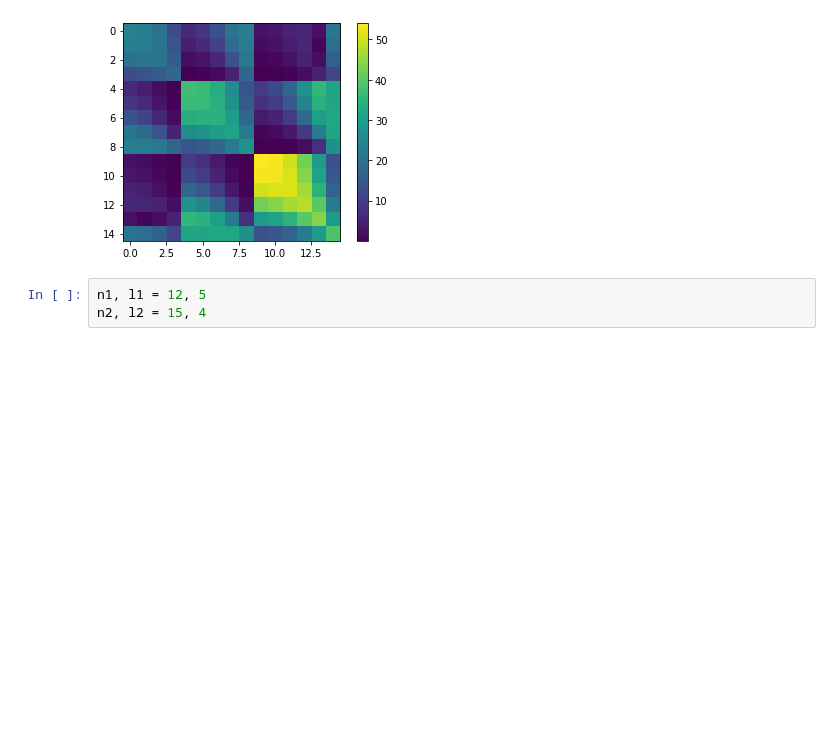
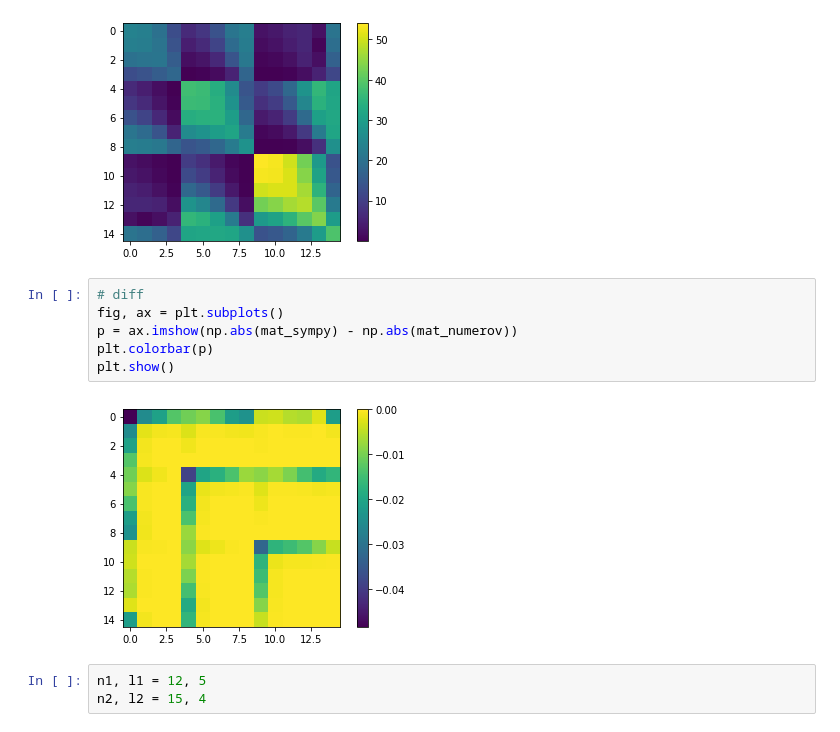
Before and after one commit to ad3ller/numerov, a Jupyter notebook: notebooks/radial integral.ipynb, the cells around one changed output. Cells and saved outputs as stored; diff of their text form; blank space fills up the shorter version.

```diff
--- a/notebooks/radial integral.ipynb
+++ b/notebooks/radial integral.ipynb
@@ -46,6 +46,14 @@ plt.colorbar(p)
 plt.show()
 # %% [output]
 [figure]
+# %%
+# diff
+fig, ax = plt.subplots()
+p = ax.imshow(np.abs(mat_sympy) - np.abs(mat_numerov))
+plt.colorbar(p)
+plt.show()
+# %% [output]
+[figure, added]
 # %%
 n1, l1 = 12, 5
 n2, l2 = 15, 4
```
Also changed, not shown: parts of 4 cells of this notebook, 5 other files.
